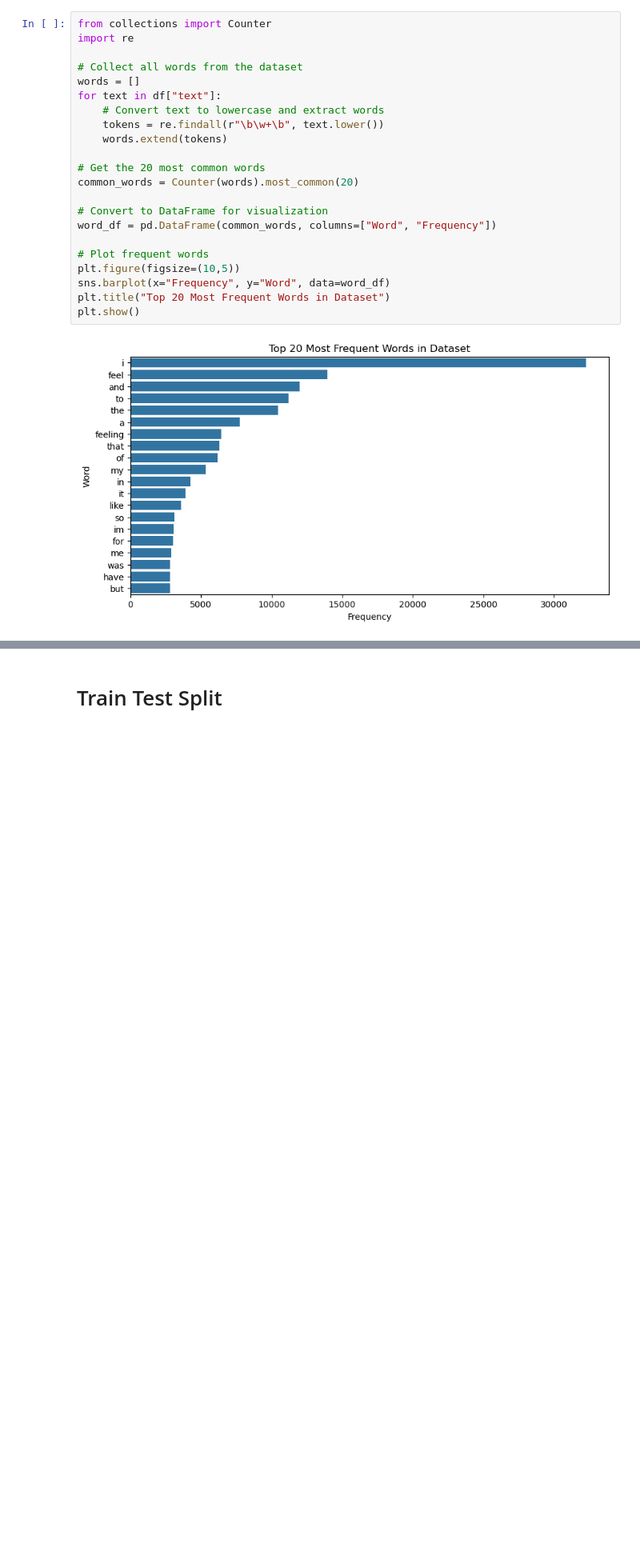
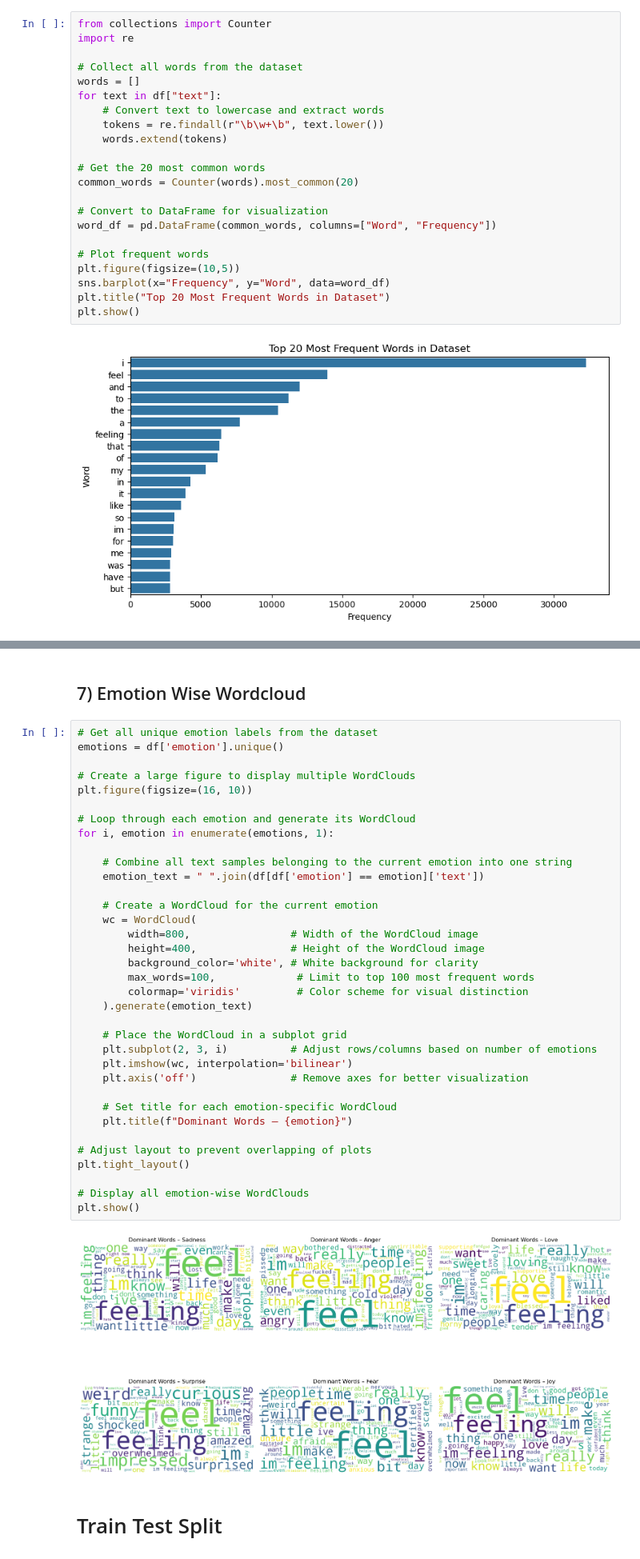
Before and after one commit to PranavSharma195/Emotion-Prediction, a Jupyter notebook: 23048577_Pranav_Sharma.ipynb, the cells around one changed output, grey strips where cells are left out. Shown at 80% size. Saved outputs shown, nothing was run; the diff lists cells and outputs as text; blank space fills up the shorter version.

```diff
--- a/23048577_Pranav_Sharma.ipynb
+++ b/23048577_Pranav_Sharma.ipynb
@@ -172,3 +195,42 @@ plt.show()
+# %% [markdown]
+## 7) Emotion Wise Wordcloud
+# %%
+# Get all unique emotion labels from the dataset
+emotions = df['emotion'].unique()
+
+# Create a large figure to display multiple WordClouds
+plt.figure(figsize=(16, 10))
+
+# Loop through each emotion and generate its WordCloud
+for i, emotion in enumerate(emotions, 1):
+
+    # Combine all text samples belonging to the current emotion into one string
+    emotion_text = " ".join(df[df['emotion'] == emotion]['text'])
+
+    # Create a WordCloud for the current emotion
+    wc = WordCloud(
+        width=800,                # Width of the WordCloud image
+        height=400,               # Height of the WordCloud image
+        background_color='white', # White background for clarity
+        max_words=100,             # Limit to top 100 most frequent words
+        colormap='viridis'         # Color scheme for visual distinction
+    ).generate(emotion_text)
+
+    # Place the WordCloud in a subplot grid
+    plt.subplot(2, 3, i)          # Adjust rows/columns based on number of emotions
+    plt.imshow(wc, interpolation='bilinear')
+    plt.axis('off')               # Remove axes for better visualization
+
+    # Set title for each emotion-specific WordCloud
+    plt.title(f"Dominant Words – {emotion}")
+
+# Adjust layout to prevent overlapping of plots
+plt.tight_layout()
+
+# Display all emotion-wise WordClouds
+plt.show()
+# %% [output]
+[figure, added]
 # %% [markdown]
 # Train Test Split
 # %%
```
Also changed, not shown: parts of 39 cells of this notebook, 2 other files.
